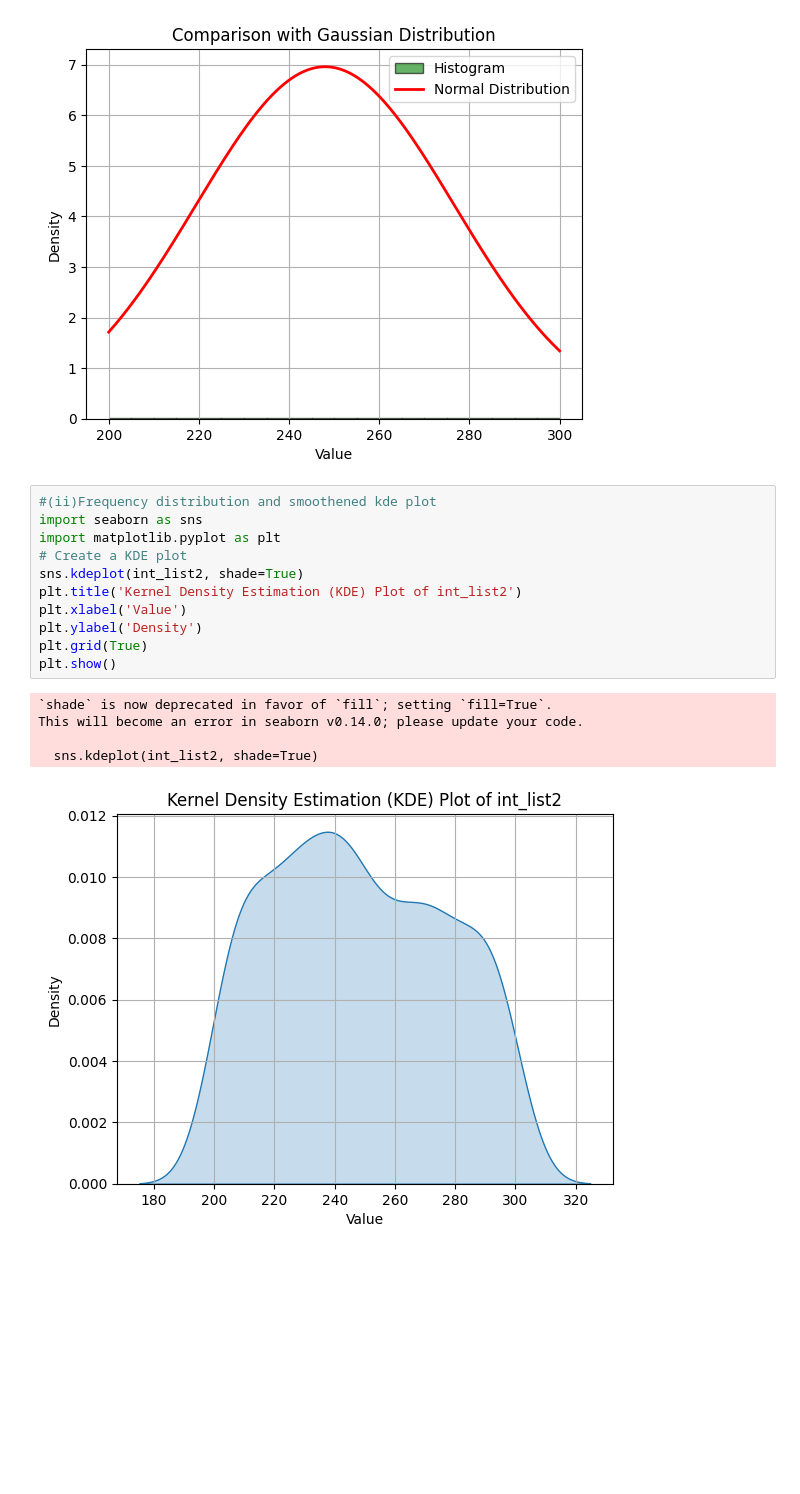
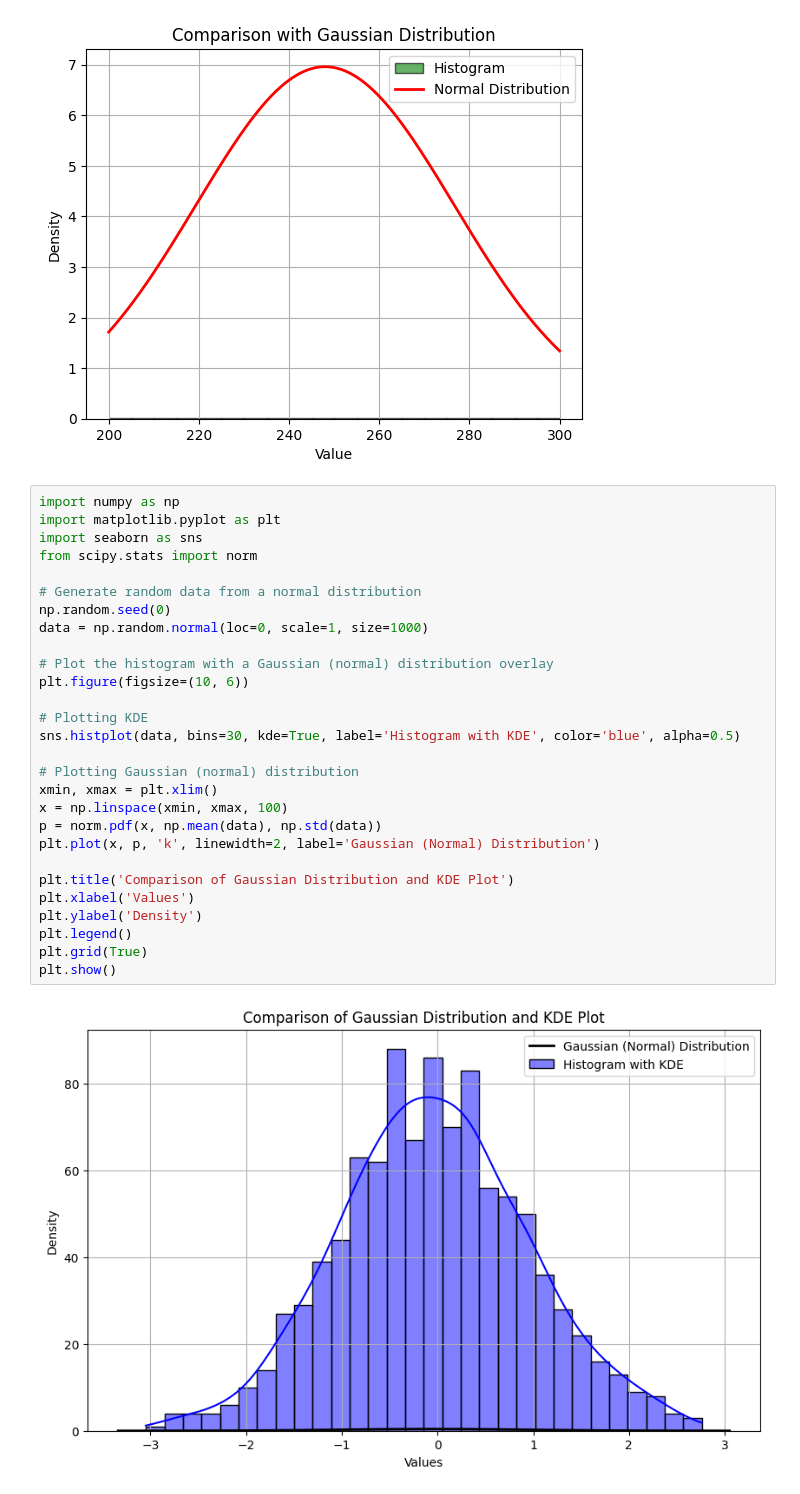
Before and after one commit to omkarpattnaik8080/pwassignment, a Jupyter notebook: Statistics_assignment.ipynb, the cells around one changed output. Drawn from its saved outputs; the diff is of its cells as text; blank space fills up the shorter version.

```diff
--- a/Statistics_assignment.ipynb
+++ b/Statistics_assignment.ipynb
@@ -196,20 +198,33 @@ plt.grid(True)
 plt.show()
 # %% [output]
 [figure]
-# %%
-#(ii)Frequency distribution and smoothened kde plot
-import seaborn as sns
-import matplotlib.pyplot as plt
-# Create a KDE plot
-sns.kdeplot(int_list2, shade=True)
-plt.title('Kernel Density Estimation (KDE) Plot of int_list2')
-plt.xlabel('Value')
-plt.ylabel('Density')
-plt.grid(True)
-plt.show()
-# %% [output]
-`shade` is now deprecated in favor of `fill`; setting `fill=True`.
-This will become an error in seaborn v0.14.0; please update your code.
-
-  sns.kdeplot(int_list2, shade=True)
-[figure, removed]
+# %%
+import numpy as np
+import matplotlib.pyplot as plt
+import seaborn as sns
+from scipy.stats import norm
+
+# Generate random data from a normal distribution
+np.random.seed(0)
+data = np.random.normal(loc=0, scale=1, size=1000)
+
+# Plot the histogram with a Gaussian (normal) distribution overlay
+plt.figure(figsize=(10, 6))
+
+# Plotting KDE
+sns.histplot(data, bins=30, kde=True, label='Histogram with KDE', color='blue', alpha=0.5)
+
+# Plotting Gaussian (normal) distribution
+xmin, xmax = plt.xlim()
+x = np.linspace(xmin, xmax, 100)
+p = norm.pdf(x, np.mean(data), np.std(data))
+plt.plot(x, p, 'k', linewidth=2, label='Gaussian (Normal) Distribution')
+
+plt.title('Comparison of Gaussian Distribution and KDE Plot')
+plt.xlabel('Values')
+plt.ylabel('Density')
+plt.legend()
+plt.grid(True)
+plt.show()
+# %% [output]
+[figure, added]
```
Also changed, not shown: parts of 8 cells of this notebook.
